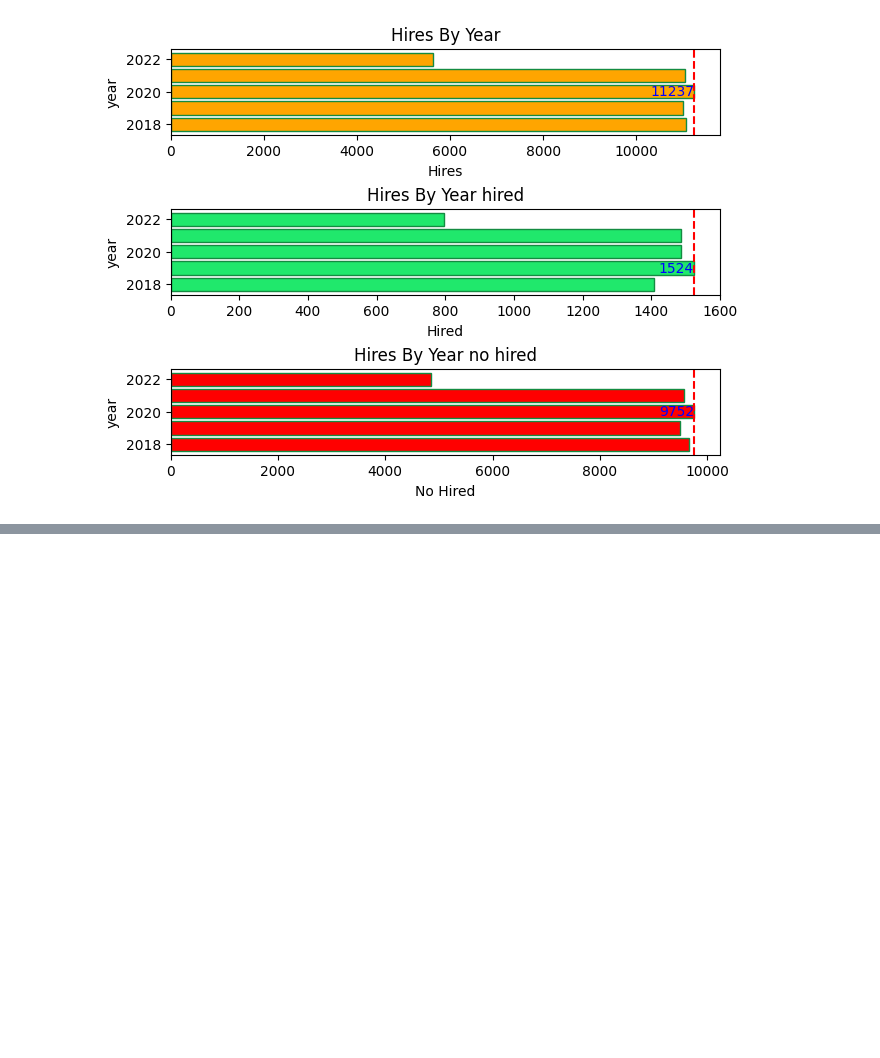
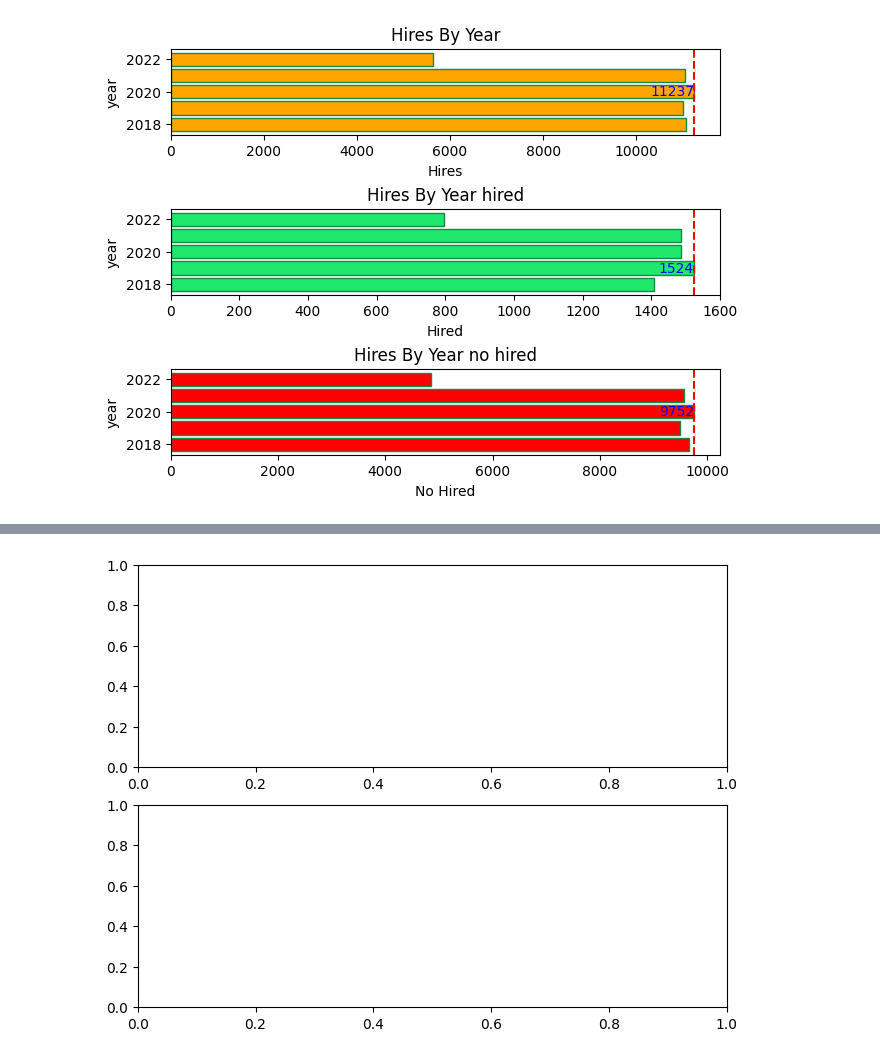
Before and after one commit to JoanMz/Workshop_one, a Jupyter notebook: Src/Notebooks/EDA.ipynb, the cells around one changed output, grey strips where cells are left out. Cells and saved outputs as stored; diff of their text form; code cells hidden in the pictures; blank space fills up the shorter version.

```diff
--- a/Src/Notebooks/EDA.ipynb
+++ b/Src/Notebooks/EDA.ipynb
@@ -348,0 +388,4 @@ plt.show()
+# %%
+fig, ax = plt.subplots(2, layout="constrained")
+# %% [output]
+[figure, added]
```
Also changed, not shown: parts of 5 cells of this notebook.
